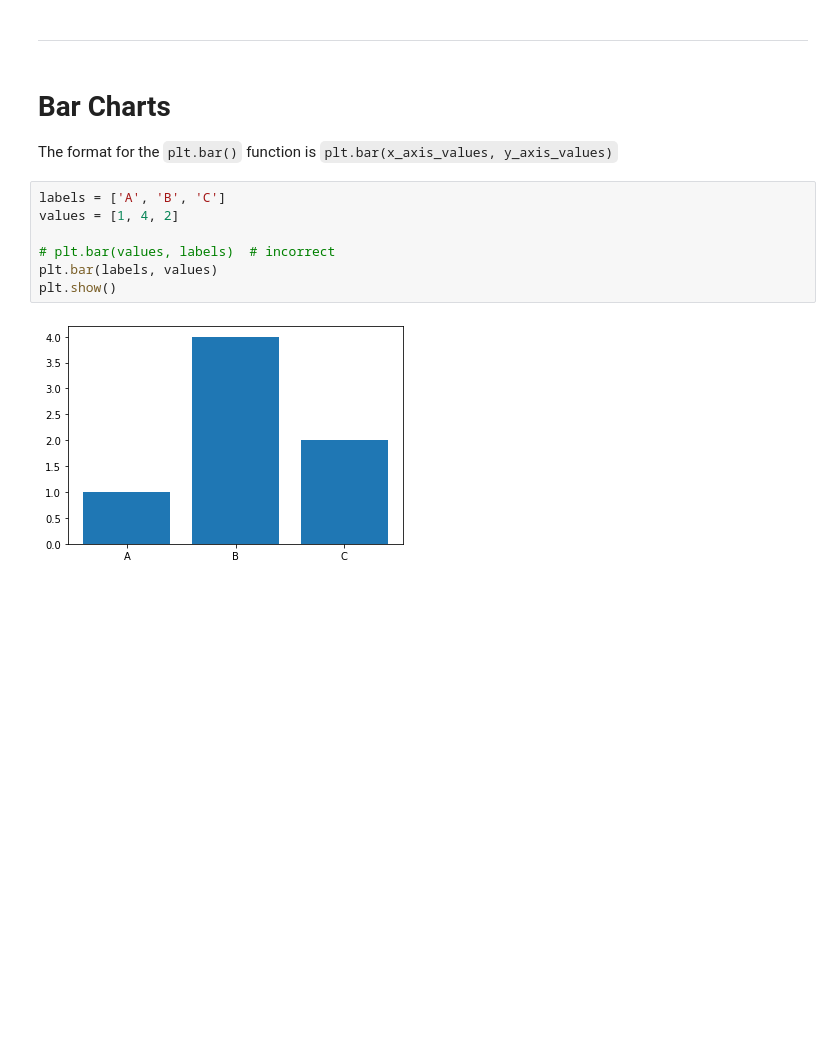
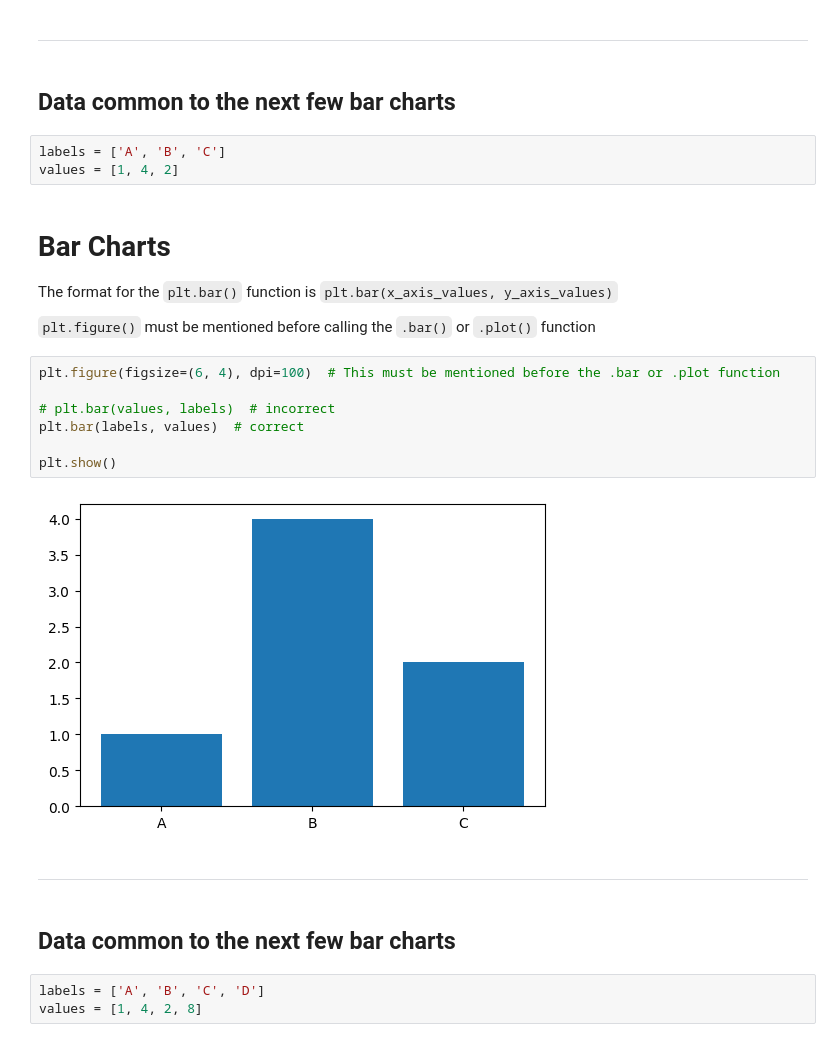
Before and after one commit to rishitc/Matplotlib-Mini-Projects, a Jupyter notebook: Learning Matplotlib Features - Bar Graphs.ipynb, the cells around one changed output. Drawn from its saved outputs; the diff is of its cells as text; blank space fills up the shorter version.

```diff
--- a/Learning Matplotlib Features - Bar Graphs.ipynb
+++ b/Learning Matplotlib Features - Bar Graphs.ipynb
@@ -10,16 +10,30 @@ import os
 random.seed()
 # %% [markdown]
 ---
+# %% [markdown]
+## Data common to the next few bar charts
+# %%
+labels = ['A', 'B', 'C']
+values = [1, 4, 2]
 # %% [markdown]
 # Bar Charts
 
 The format for the `plt.bar()` function is `plt.bar(x_axis_values, y_axis_values)`
+
+`plt.figure()` must be mentioned before calling the `.bar()` or `.plot()` function
+# %%
+plt.figure(figsize=(6, 4), dpi=100)  # This must be mentioned before the .bar or .plot function
+
+# plt.bar(values, labels)  # incorrect
+plt.bar(labels, values)  # correct
+
+plt.show()
+# %% [output]
+[figure, added]
+# %% [markdown]
+---
+# %% [markdown]
+## Data common to the next few bar charts
 # %%
-labels = ['A', 'B', 'C']
-values = [1, 4, 2]
-
-# plt.bar(values, labels)  # incorrect
-plt.bar(labels, values)
-plt.show()
+labels = ['A', 'B', 'C', 'D']
+values = [1, 4, 2, 8]
-# %% [output]
-[figure, removed]
```
Also changed, not shown: parts of 5 cells of this notebook.
